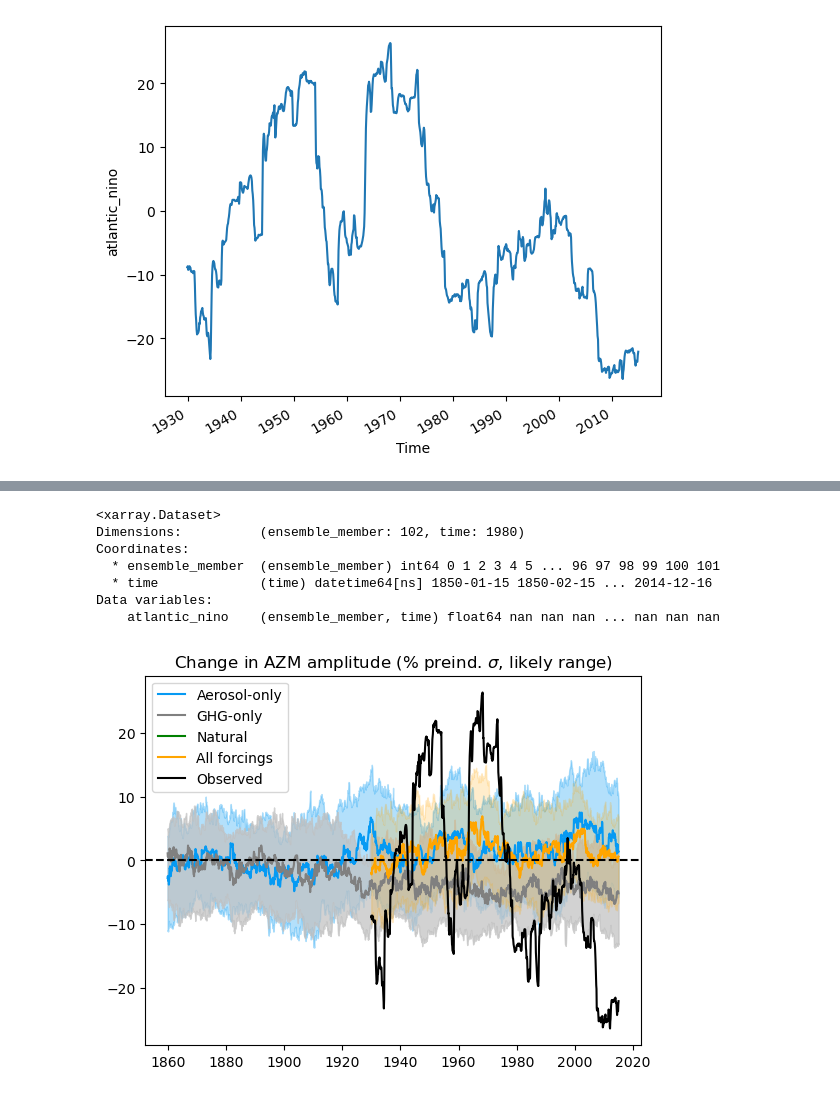
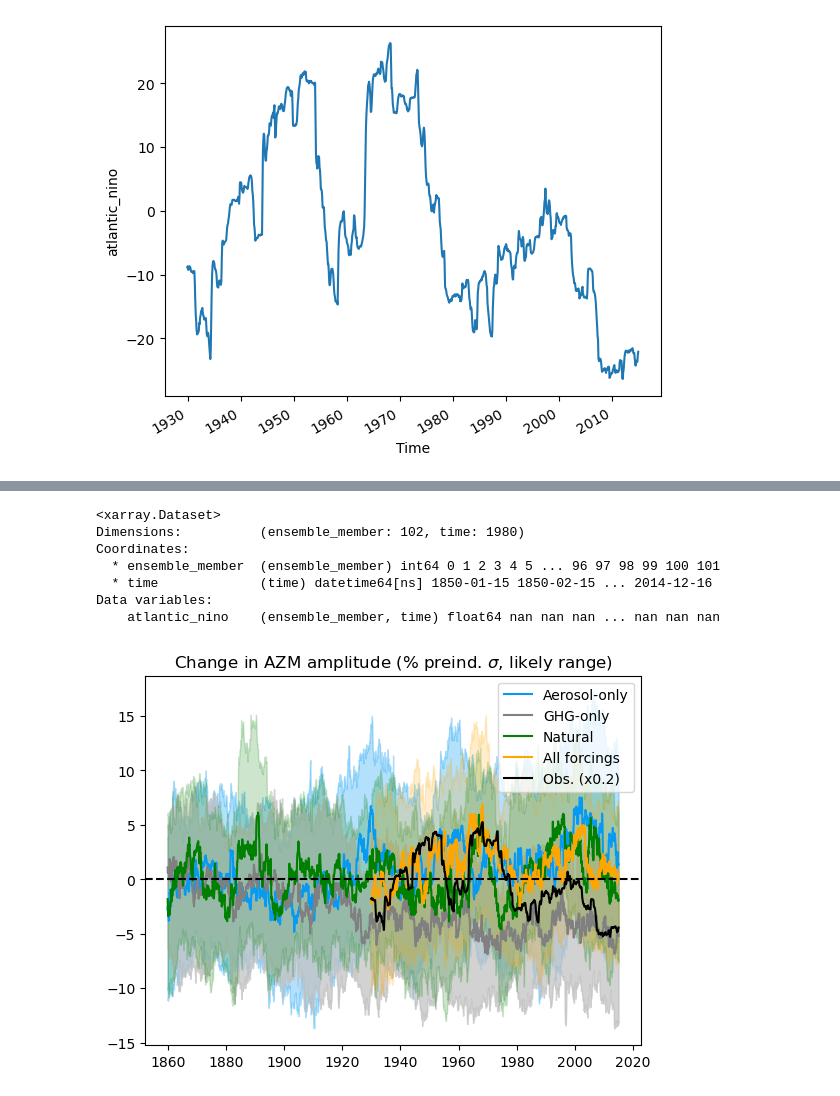
Before and after one commit to pmip4/TropicalAtlanticVariability, a Jupyter notebook: attribution/AZM-attribution.ipynb, the cells around one changed output, grey strips where cells are left out. Drawn from its saved outputs; the diff is of its cells as text; code cells hidden in the pictures.

```diff
--- a/attribution/AZM-attribution.ipynb
+++ b/attribution/AZM-attribution.ipynb
@@ -225,32 +225,32 @@ plt.plot(nat_array.time, median, label='Natural',color='green')
 plt.fill_between(nat_array.time, bot_pctile, top_pctile, alpha=0.2,color='green')
 
 #repeat for the all forcing runs
 median_raw = all_array['atlantic_nino'].rolling(time=window_size).std().median(dim='ensemble_member')
 median = 100*(median_raw-median_raw.sel(time=slice('1920-01-01','1949-12-31')).mean(dim='time'))/median_raw.sel(time=slice('1920-01-01','1949-12-31')).mean(dim='time')
 bot_pctile_raw = all_array['atlantic_nino'].rolling(time=window_size).std().quantile(0.33, dim='ensemble_member')
 bot_pctile = 100*(bot_pctile_raw-median_raw.sel(time=slice('1920-01-01','1949-12-31')).mean(dim='time'))/median_raw.sel(time=slice('1920-01-01','1949-12-31')).mean(dim='time')
 top_pctile_raw = all_array['atlantic_nino'].rolling(time=window_size).std().quantile(0.66, dim='ensemble_member')
 top_pctile = 100*(top_pctile_raw-median_raw.sel(time=slice('1920-01-01','1949-12-31')).mean(dim='time'))/median_raw.sel(time=slice('1920-01-01','1949-12-31')).mean(dim='time')
 plt.plot(all_array.time, median, label='All forcings',color='orange')
 plt.fill_between(all_array.time, bot_pctile, top_pctile, alpha=0.2,color='orange')
 
 
 # Add in the observations...
-plt.plot(obs.time,obs_std, label='Observed',color='black')
+plt.plot(obs.time,obs_std/5, label='Obs. (x0.2)',color='black')
 
 # Customize the plot
 plt.title(r'Change in AZM amplitude (% preind. $\sigma$, likely range)')
 plt.axhline(y=0.0,color='black',linestyle='--')
 plt.legend()
 
 # Show the plot
 plt.show()
 # %% [output]
 <xarray.Dataset>
 Dimensions:          (ensemble_member: 102, time: 1980)
 Coordinates:
   * ensemble_member  (ensemble_member) int64 0 1 2 3 4 5 ... 96 97 98 99 100 101
   * time             (time) datetime64[ns] 1850-01-15 1850-02-15 ... 2014-12-16
 Data variables:
     atlantic_nino    (ensemble_member, time) float64 nan nan nan ... nan nan nan
-[figure, old version]
+[figure, new version]
```
Also changed, not shown: parts of 3 cells of this notebook, 1 other file.
